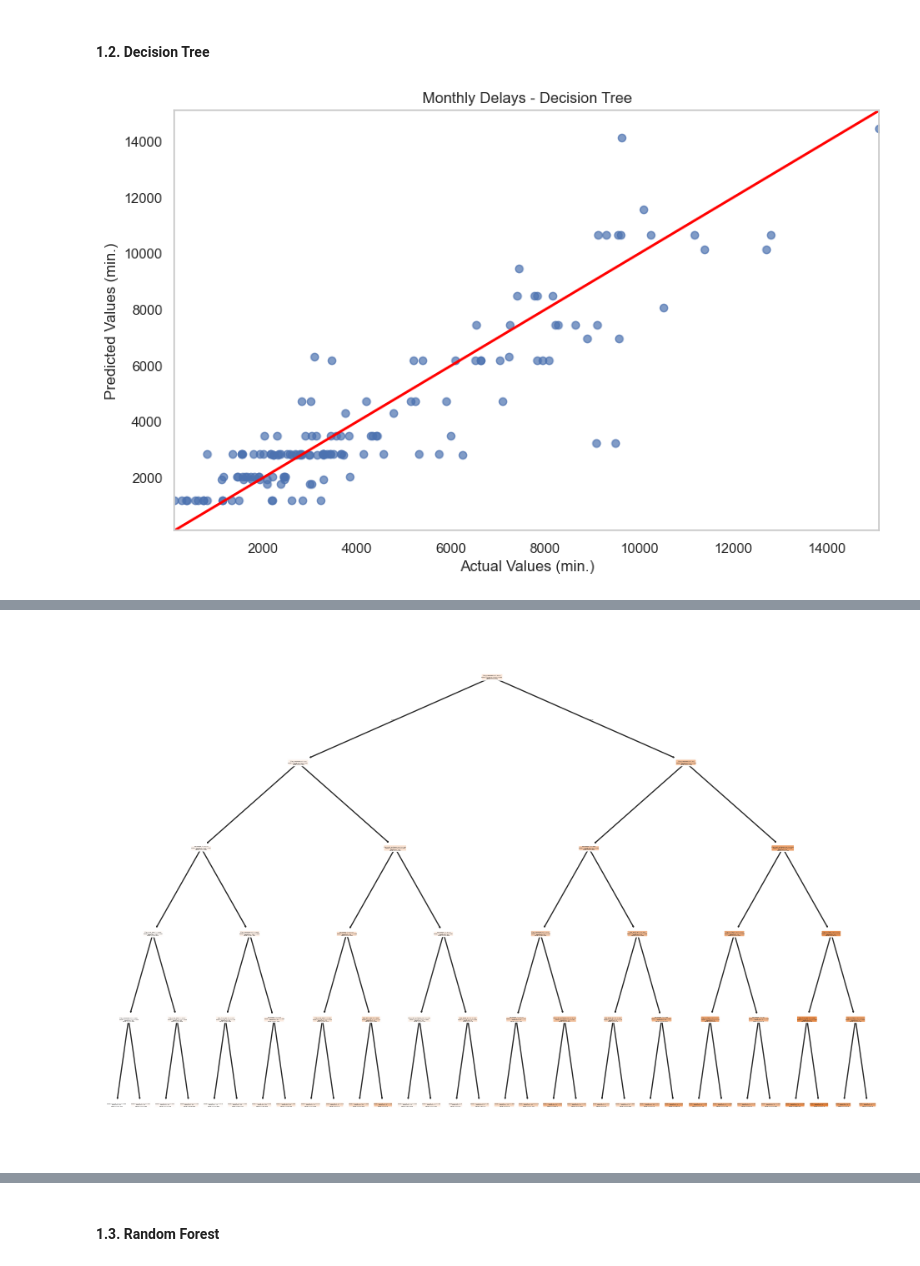
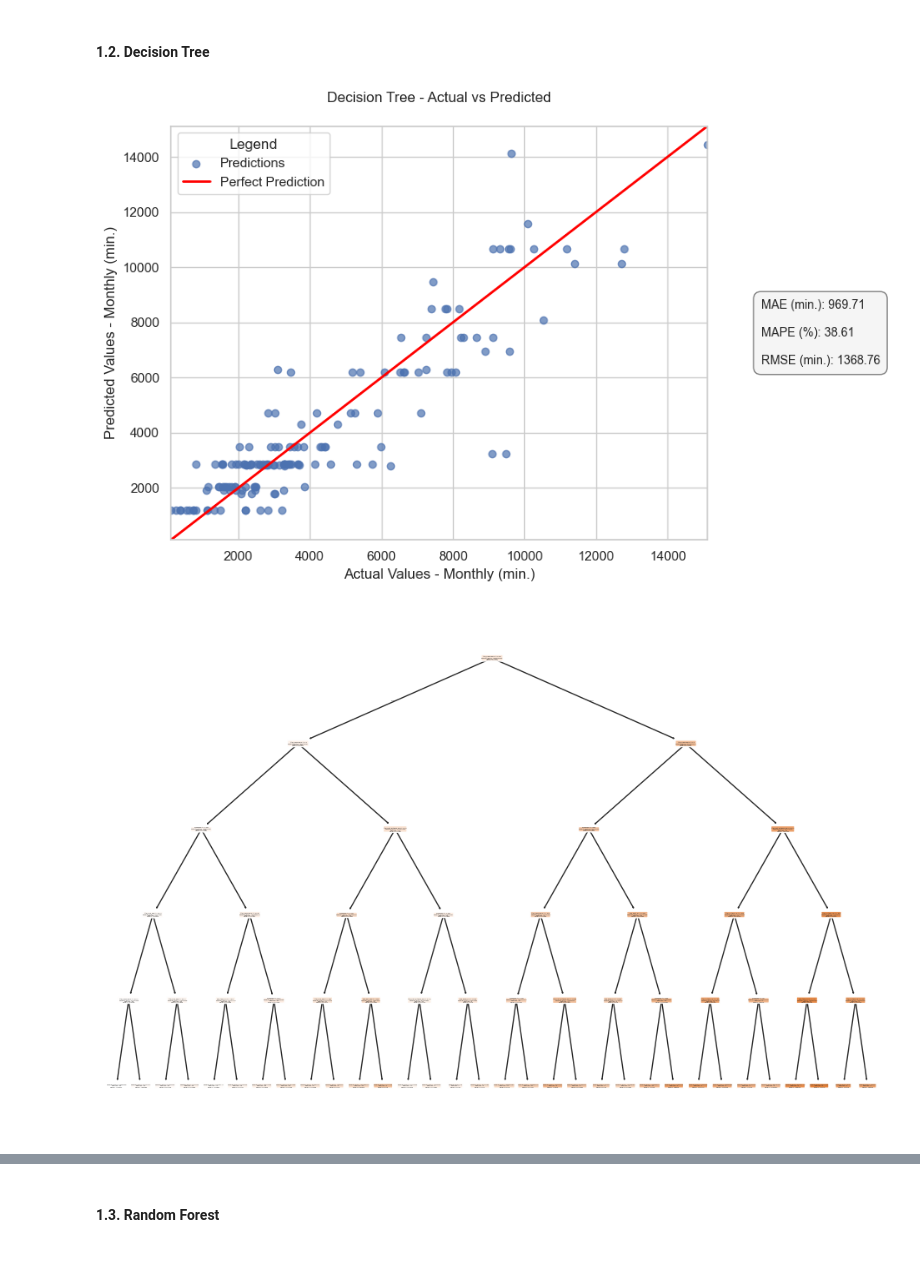
Before and after one commit to DT-Service-Consulting/avstats, a Jupyter notebook: avstats/AvStats_ML.ipynb, the cells around one changed output, grey strips where cells are left out. Cells and saved outputs as stored; diff of their text form; code cells hidden in the pictures.

Commit message:
Added evaluation metrics to the model prediction plots
- changed plot_model from ModelTraining.py
- updated its corresponding test test_plot_model from test_ModelTraining.py

```diff
--- a/avstats/AvStats_ML.ipynb
+++ b/avstats/AvStats_ML.ipynb
@@ -136,22 +132,22 @@ Notes:
 #### **1.2. Decision Tree**
 # %%
 decision_model, decision_predictions = model_training.train_decision_tree()
-model_training.plot_model("Decision Tree")
 
 # Evaluate the model
 decision_residuals = y_test - decision_predictions
 decision_metrics = evaluate_model(y_test, decision_predictions, decision_residuals)
-print(decision_metrics)
+model_training.plot_model("Decision Tree", evaluation_metrics=decision_metrics)
 
 # Store results
 evaluation_results.append({"Model": "Decision Tree", **decision_metrics})
 
 # Visualize the decision tree
 plt.figure(figsize=(12, 8))
 plot_tree(decision_model, feature_names=x.columns, filled=True, rounded=True)
 plt.show()
 
 # Export the decision tree structure as text
 print(export_text(decision_model, feature_names=list(x.columns)))
 # %% [output]
-[figure, old version]
+[figure, new version]
+[figure]
@@ -159 +170,0 @@ print(export_text(decision_model, feature_names=list(x.columns)))
-[figure]
```
Also changed, not shown: parts of 5 cells of this notebook, 2 other files.
